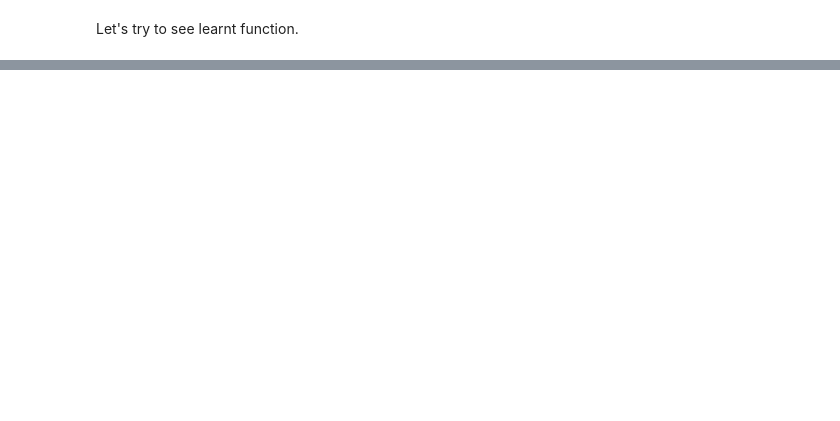
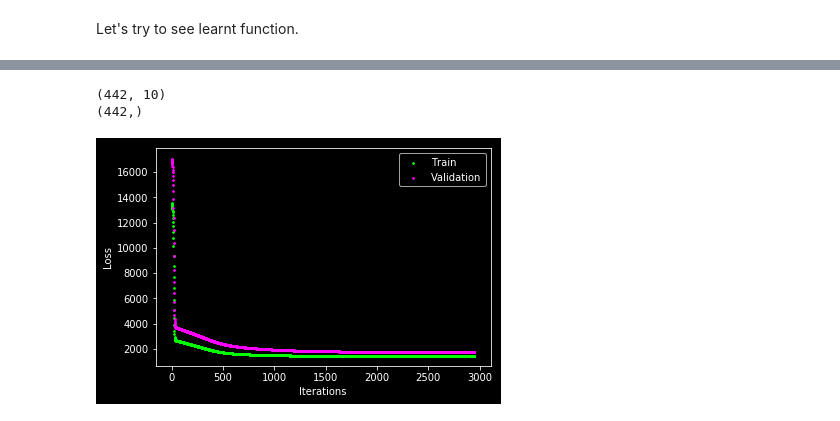
Before and after one commit to githubz0r/neuralnetwork, a Jupyter notebook: neuralnetwork7.ipynb, the cells around one changed output, grey strips where cells are left out. Cells and saved outputs as stored; diff of their text form; code cells hidden in the pictures; blank space fills up the shorter version.

Commit message:
show that it works for any dimensional input

```diff
--- a/neuralnetwork7.ipynb
+++ b/neuralnetwork7.ipynb
@@ -310,0 +298,6 @@ plt.show()
+# %%
+print(diabetes.data.shape)
+print(diabetes.target.shape)
+# %% [output]
+(442, 10)
+(442,)
@@ -310,0 +326,15 @@ plt.show()
+# %%
+diabetes_nn = mlp_sinc = NNregressor_onelayer(activation_function = 'relu')
+diabetes_nn.estimate_weights(diabetes_split['trainx'], diabetes_split['trainy'], diabetes_split['valx'],
+                             diabetes_split['valy'], n_hidden=100,
+                              iterations=10000, patience=10, rate=0.001,
+                              verbose=False, weight_initialization_factors=None)
+# %%
+plt.scatter(np.arange(diabetes_nn.iterations), diabetes_nn.training_loss, s=3, c='lime', label='Train')
+plt.scatter(np.arange(diabetes_nn.iterations), diabetes_nn.validation_loss, s=3, c='fuchsia', label='Validation')
+plt.ylabel('Loss')
+plt.xlabel('Iterations')
+plt.legend(loc='upper right')
+plt.show()
+# %% [output]
+[figure, added]
```
Also changed, not shown: parts of 8 cells of this notebook.
